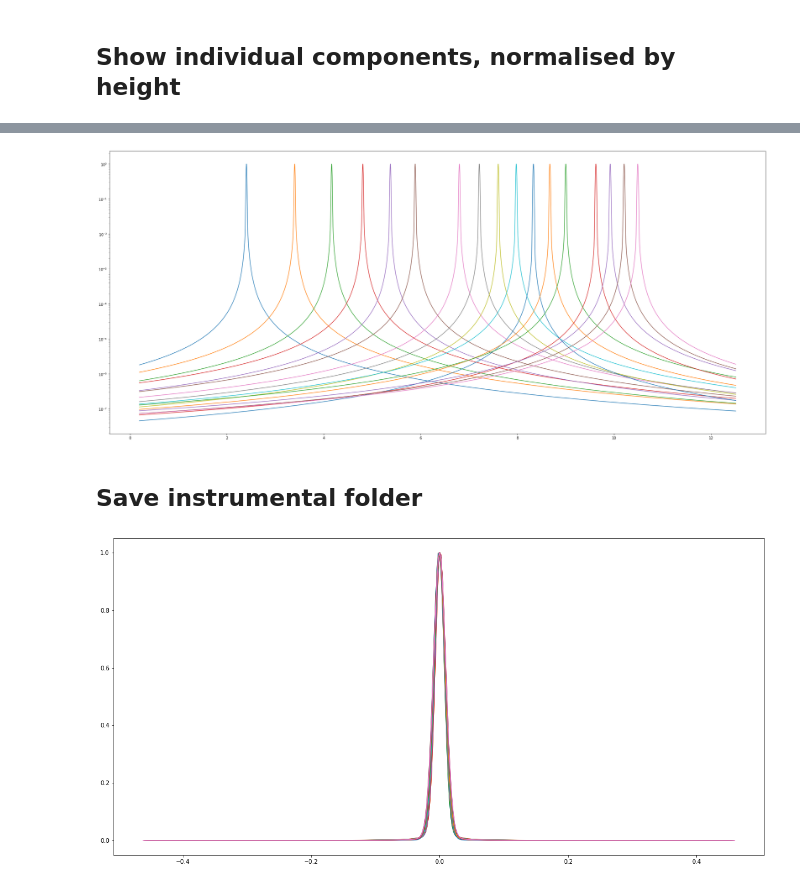
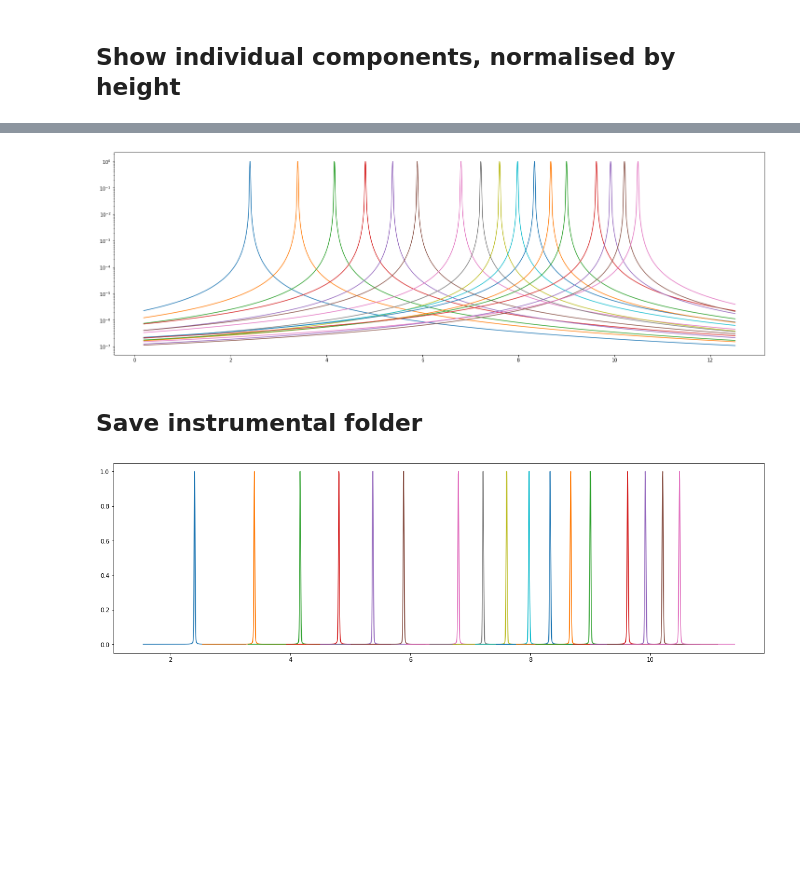
Before and after one commit to rhysgt/cmwp_tools, a Jupyter notebook: Make_CMWP_instrumental.ipynb, the cells around one changed output, grey strips where cells are left out. Cells and saved outputs as stored; diff of their text form; code cells hidden in the pictures; blank space fills up the shorter version.

```diff
--- a/Make_CMWP_instrumental.ipynb
+++ b/Make_CMWP_instrumental.ipynb
@@ -121,9 +118,15 @@ pars = np.sum(pars)
 
 init = models.eval(pars, x=x_k_nm)
 
-### CURRENTLY SET TO WEIGHT BY INVERSE HEIGHT
+### WEIGHT METHOD NONE SQRT OR INVSQRT
+weight = 'sqrt'
 
-out = models.fit(y_nobck, pars, weights=1/np.sqrt(np.abs(y_nobck)+1), x=x_k_nm)
+if weight == 'none':
+    out = models.fit(y_nobck+2, pars, x=x_k_nm)
+elif weight == 'invsqrt':
+    out = models.fit(y_nobck+2, pars, weights=1/np.sqrt(np.abs(y_nobck)+1), x=x_k_nm)
+elif weight == 'sqrt':
+    out = models.fit(y_nobck+2, pars, weights=np.sqrt(np.abs(y_nobck)+1), x=x_k_nm)
 # %%
 #out.result
 # %%
@@ -152,19 +160,22 @@ new_x_2theta = np.arange(np.min(x_2theta)-2, np.max(x_2theta)+2, gap)
 new_x_k_nm = 10 * 2 * np.sin(np.deg2rad(np.array(new_x_2theta)/2)) / wavelength
 # %%
 maxheight = np.max([out.eval_components(x=x_k_nm)[prefix] for prefix in prefixes])
-fig, ax = plt.subplots(figsize=(34,15))
+fig, ax = plt.subplots(figsize=(25,8))
 for prefix in prefixes:
     scale_height = 1/np.max(out.eval_components(x=new_x_k_nm)[prefix])
     ax.plot(new_x_k_nm, out.eval_components(x=new_x_k_nm)[prefix]*scale_height, label='fit')
     #print(out.params[prefix + 'sigma'].value)
 plt.yscale('log')
 #plt.ylim(-20, 1000)
 # %% [output]
-[figure, old version]
+[figure, new version]
 # %% [markdown]
 ## Save instrumental folder
 # %%
-plt.figure(figsize=(20,10))
+if not os.path.exists(outfolder):
+    os.makedirs(outfolder)
+
+plt.figure(figsize=(20,6))
 
 for i, prefix in enumerate(prefixes):
 
@@ -174,10 +185,12 @@ for i, prefix in enumerate(prefixes):
 
     elem = y_out.argmax()
 
-    xvals = new_x_k_nm[elem-search:elem+search]-new_x_k_nm[elem]
+    xvals = new_x_k_nm[elem-search:elem+search]
     yvals = y_out[elem-search:elem+search]/np.max(y_out[elem-search:elem+search])
 
     plt.plot(xvals, yvals, label='fit')
+
+    xvals = xvals - out.result.params[prefix+'center'].value
 
     peak_k = new_x_k_nm[elem]
 
@@ -185,4 +198,4 @@ for i, prefix in enumerate(prefixes):
 
     np.savetxt(outfolder + '{0:.3f}'.format(peak_2th), np.array([xvals, yvals]).T, fmt = ('%1.8f'))
 # %% [output]
-[figure, old version]
+[figure, new version]
```
Also changed, not shown: parts of 5 cells of this notebook, 10 other files.
